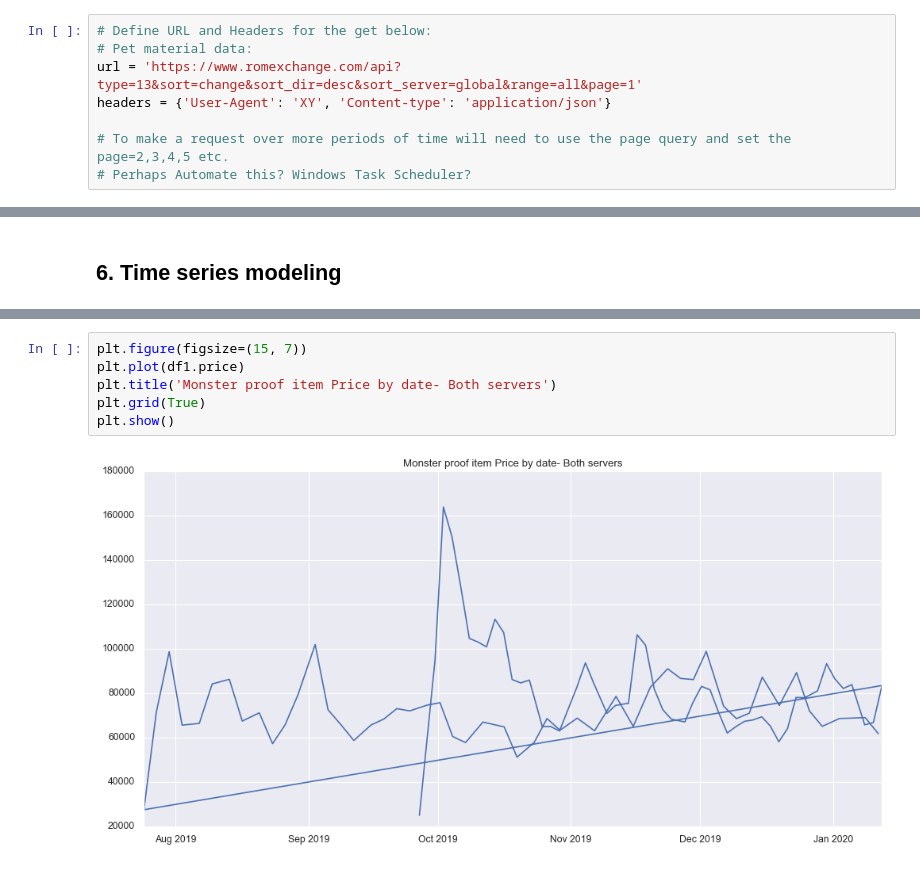
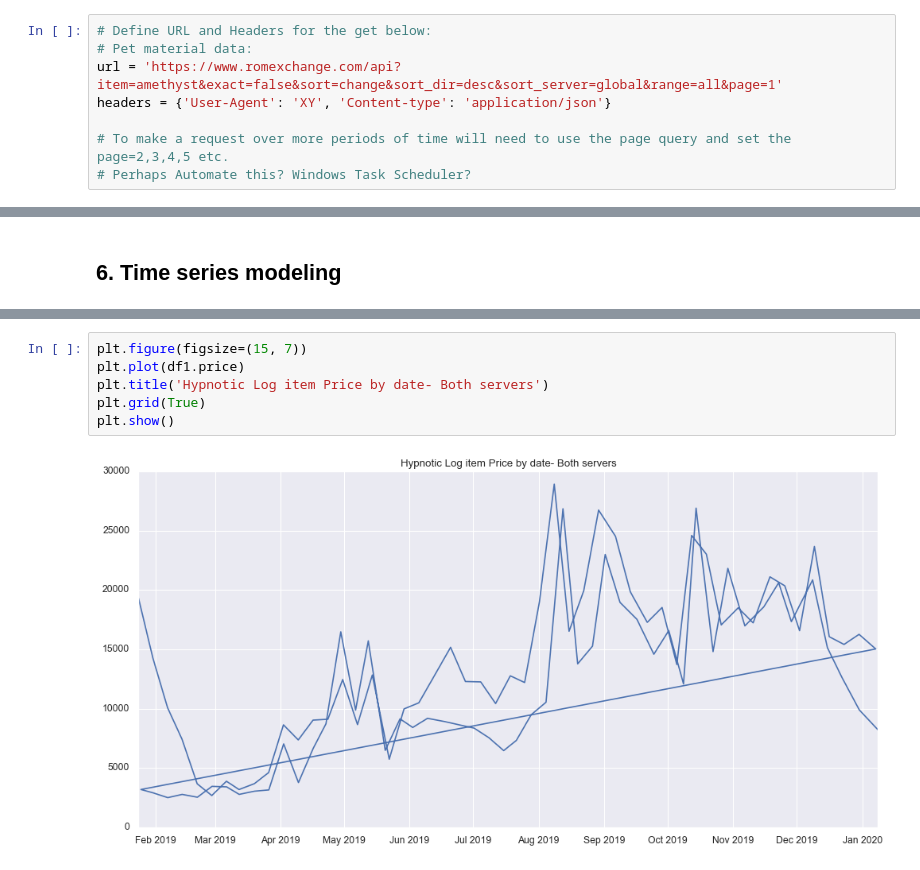
Before and after one commit to algakovic/ROMobile-MarketPrice-Timeseries-Analysis, a Jupyter notebook: SandboxROMExchangeAPI.ipynb, the cells around one changed output, grey strips where cells are left out. Saved outputs shown, nothing was run; the diff lists cells and outputs as text.

```diff
--- a/SandboxROMExchangeAPI.ipynb
+++ b/SandboxROMExchangeAPI.ipynb
@@ -42,7 +42,7 @@ from numpy import median
 # %%
 # Define URL and Headers for the get below:
 # Pet material data:
-url = 'https://www.romexchange.com/api?type=13&sort=change&sort_dir=desc&sort_server=global&range=all&page=1'
+url = 'https://www.romexchange.com/api?item=amethyst&exact=false&sort=change&sort_dir=desc&sort_server=global&range=all&page=1'
 headers = {'User-Agent': 'XY', 'Content-type': 'application/json'}
 
 # To make a request over more periods of time will need to use the page query and set the page=2,3,4,5 etc.
@@ -309,8 +315,8 @@ df1.set_index('time', inplace=True)
 # %%
 plt.figure(figsize=(15, 7))
 plt.plot(df1.price)
-plt.title('Monster proof item Price by date- Both servers')
+plt.title('Hypnotic Log item Price by date- Both servers')
 plt.grid(True)
 plt.show()
 # %% [output]
-[figure, old version]
+[figure, new version]
```
Also changed, not shown: parts of 17 cells of this notebook.
